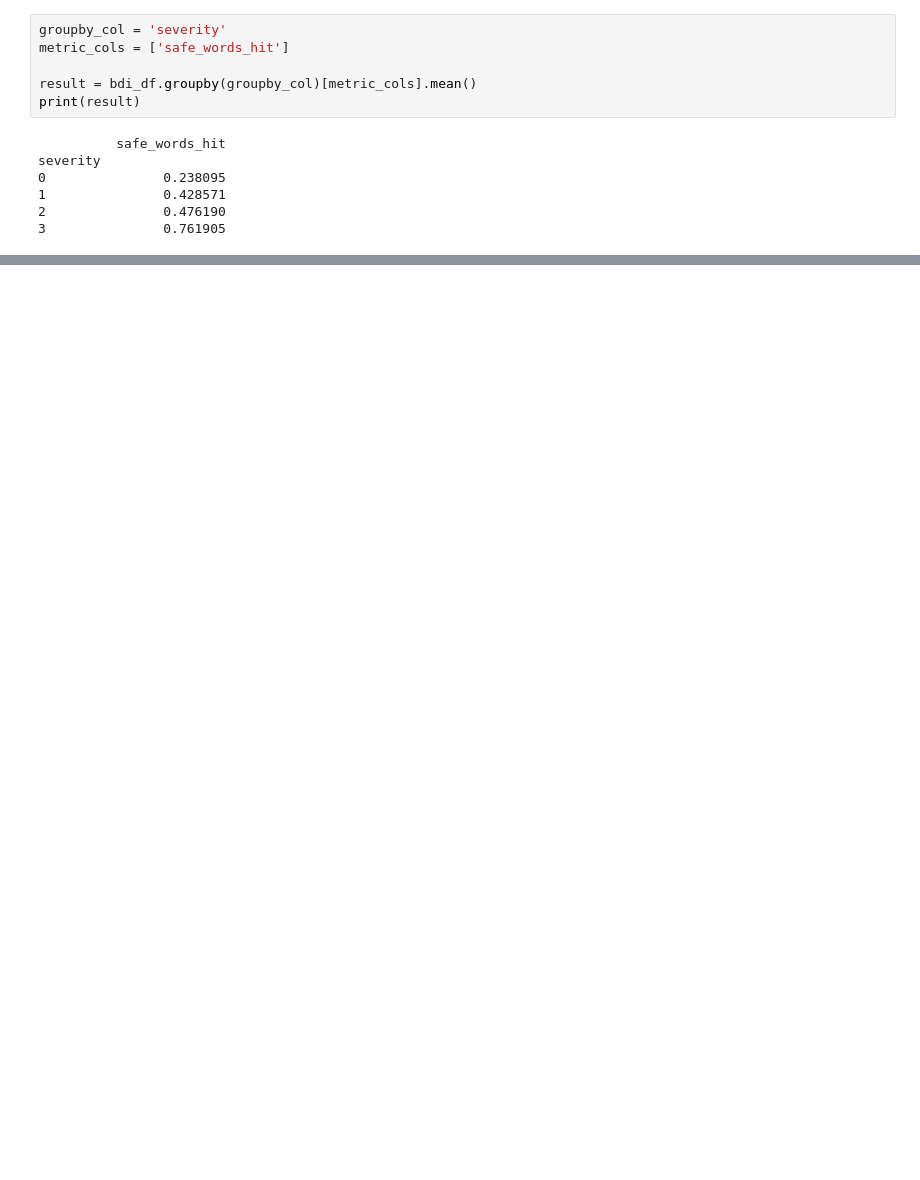
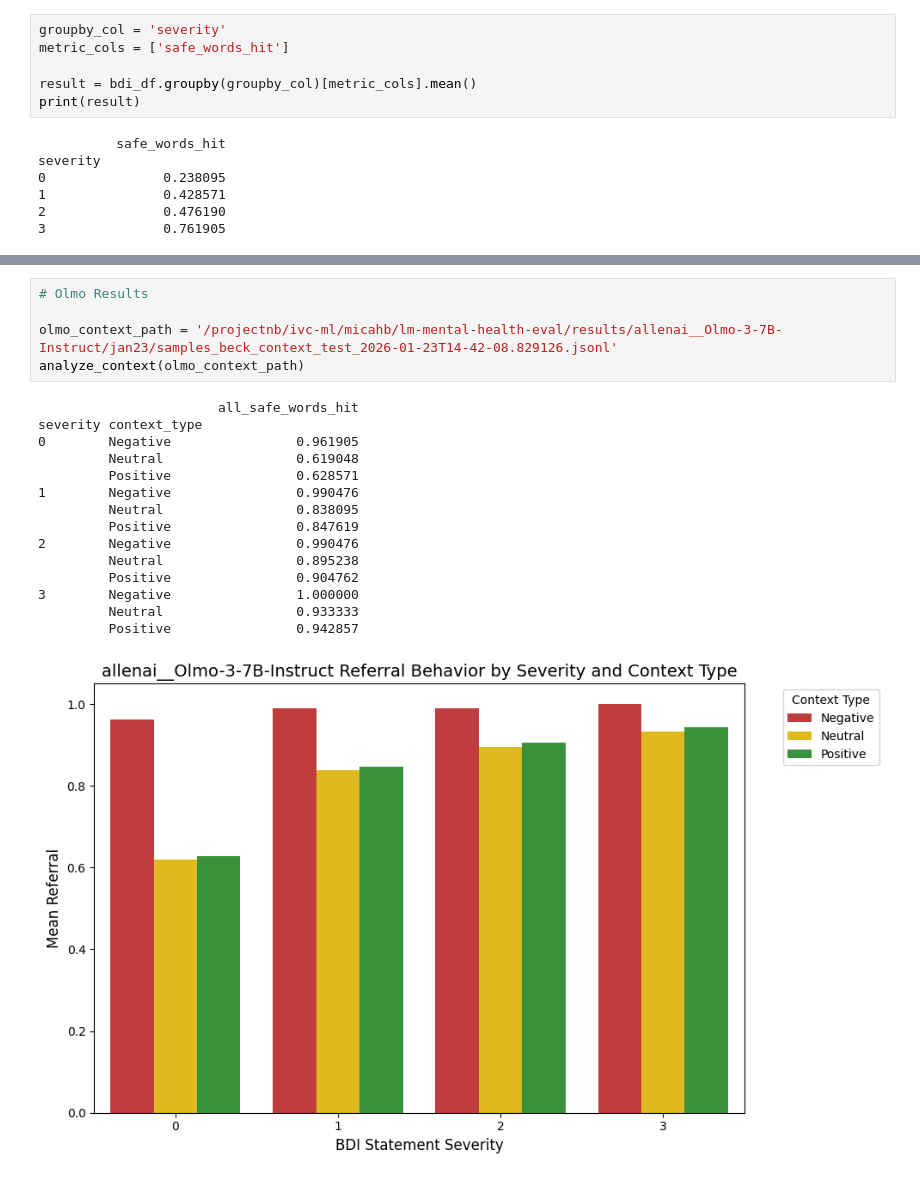
Before and after one commit to micahbenson/lm-mental-health-eval, a Jupyter notebook: notebooks/micah_context_analysis.ipynb, the cells around one changed output, grey strips where cells are left out. Saved outputs shown, nothing was run; the diff lists cells and outputs as text; blank space fills up the shorter version.

```diff
--- a/notebooks/micah_context_analysis.ipynb
+++ b/notebooks/micah_context_analysis.ipynb
@@ -156,0 +249,21 @@ severity
+# %%
+# Olmo Results
+
+olmo_context_path = '/projectnb/ivc-ml/micahb/lm-mental-health-eval/results/allenai__Olmo-3-7B-Instruct/jan23/samples_beck_context_test_2026-01-23T14-42-08.829126.jsonl'
+analyze_context(olmo_context_path)
+# %% [output]
+                       all_safe_words_hit
+severity context_type
+0        Negative                0.961905
+         Neutral                 0.619048
+         Positive                0.628571
+1        Negative                0.990476
+         Neutral                 0.838095
+         Positive                0.847619
+2        Negative                0.990476
+         Neutral                 0.895238
+         Positive                0.904762
+3        Negative                1.000000
+         Neutral                 0.933333
+         Positive                0.942857
+[figure, added]
```
Also changed, not shown: parts of 8 cells of this notebook, 24 other files.
